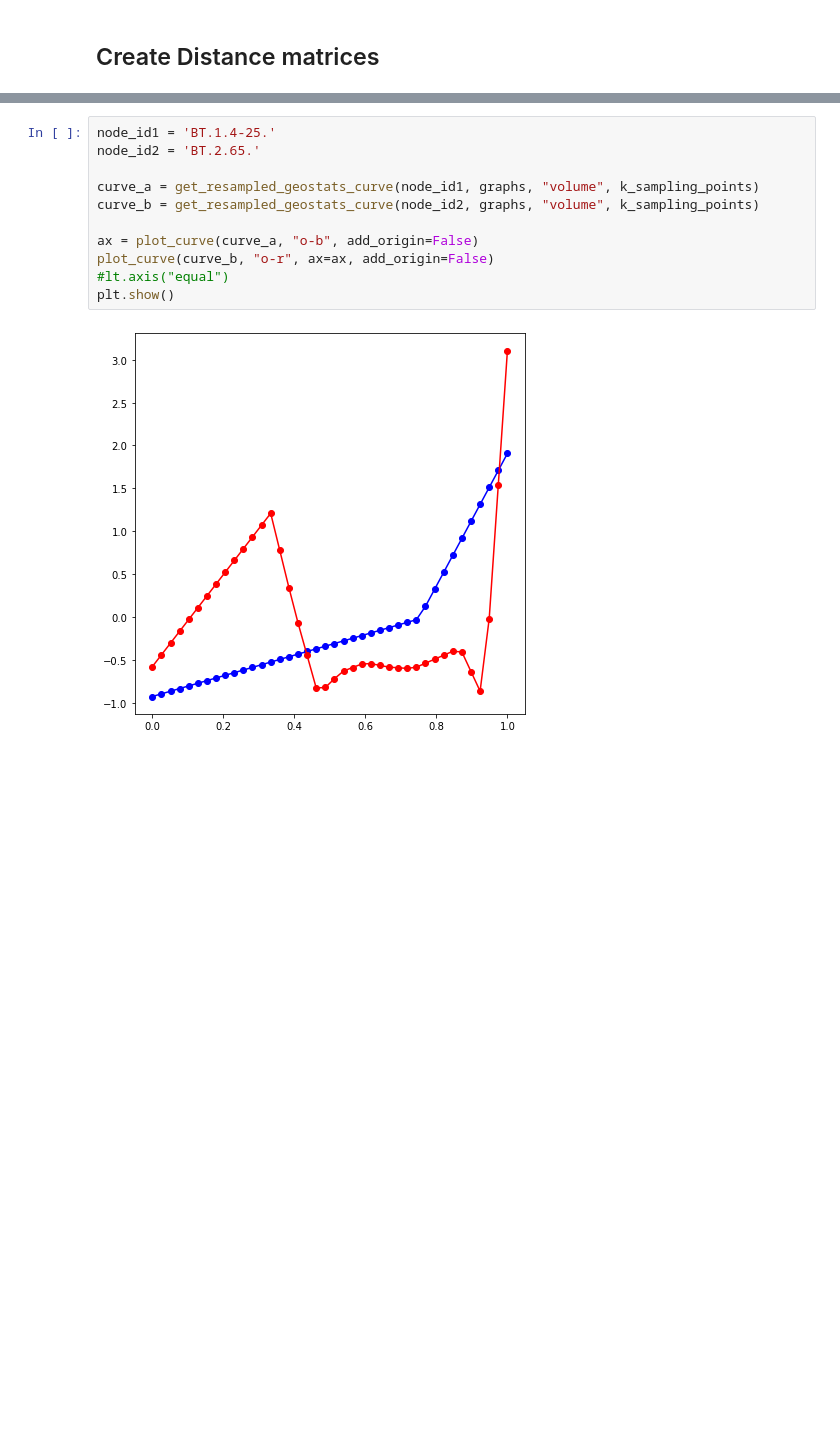
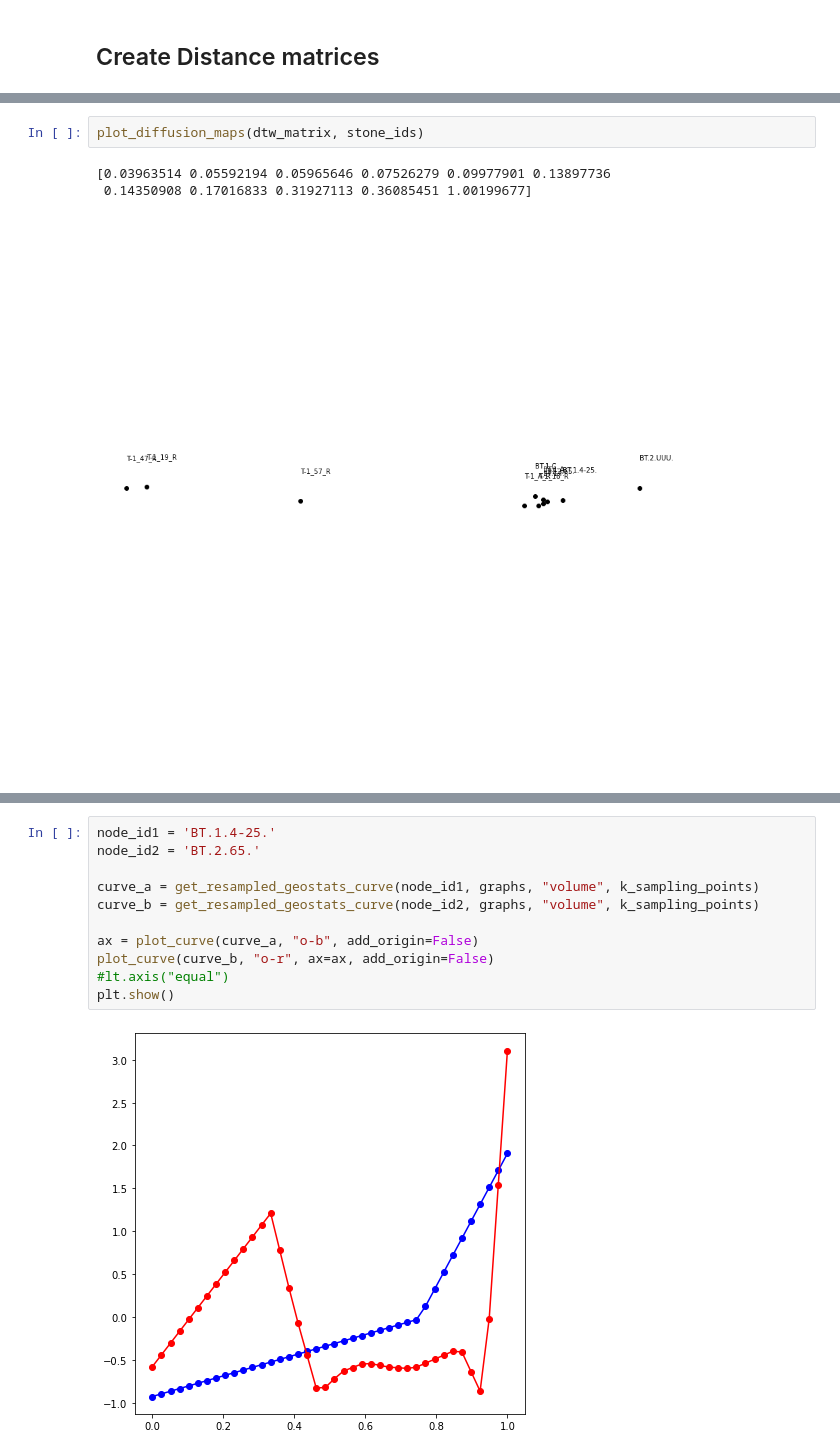
Before and after one commit to MATH-Hackathon-23-24/P2-Geometric-Learning, a Jupyter notebook: properties_and_sequence.ipynb, the cells around one changed output, grey strips where cells are left out. Drawn from its saved outputs; the diff is of its cells as text; blank space fills up the shorter version.

```diff
--- a/properties_and_sequence.ipynb
+++ b/properties_and_sequence.ipynb
@@ -157,0 +153,6 @@ print(dtw_matrix)
+# %%
+plot_diffusion_maps(dtw_matrix, stone_ids)
+# %% [output]
+[0.03963514 0.05592194 0.05965646 0.07526279 0.09977901 0.13897736
+ 0.14350908 0.17016833 0.31927113 0.36085451 1.00199677]
+[figure, added]
```
Also changed, not shown: parts of 14 cells of this notebook, 12 other files.
